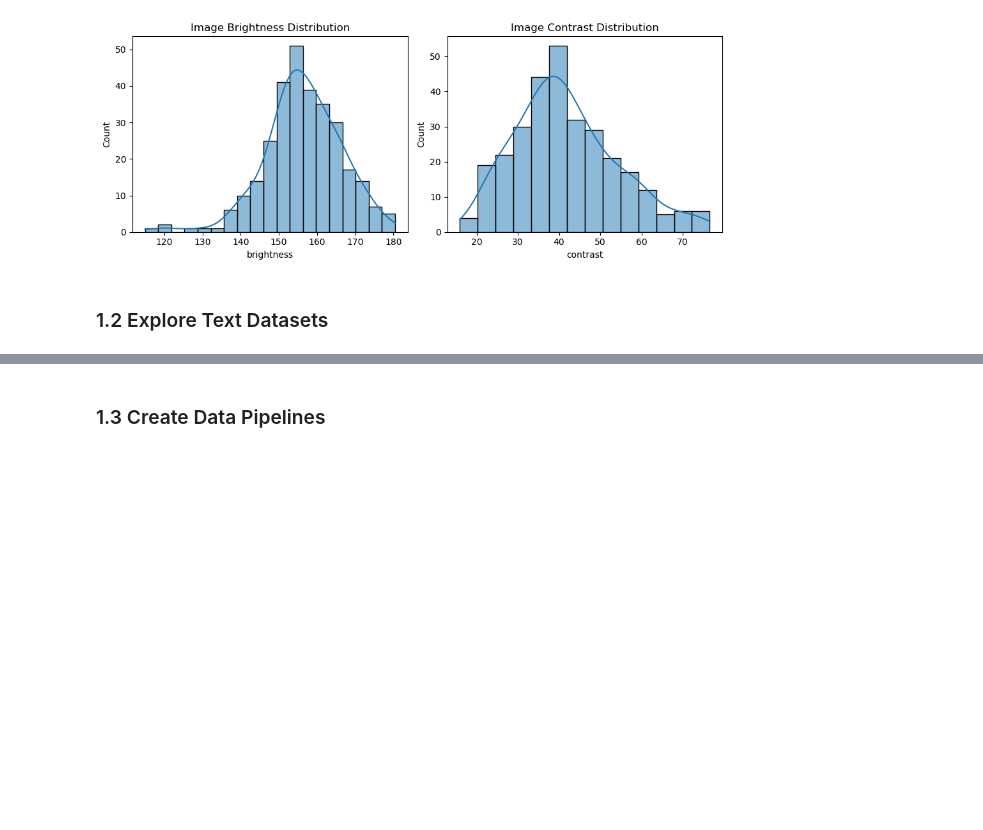
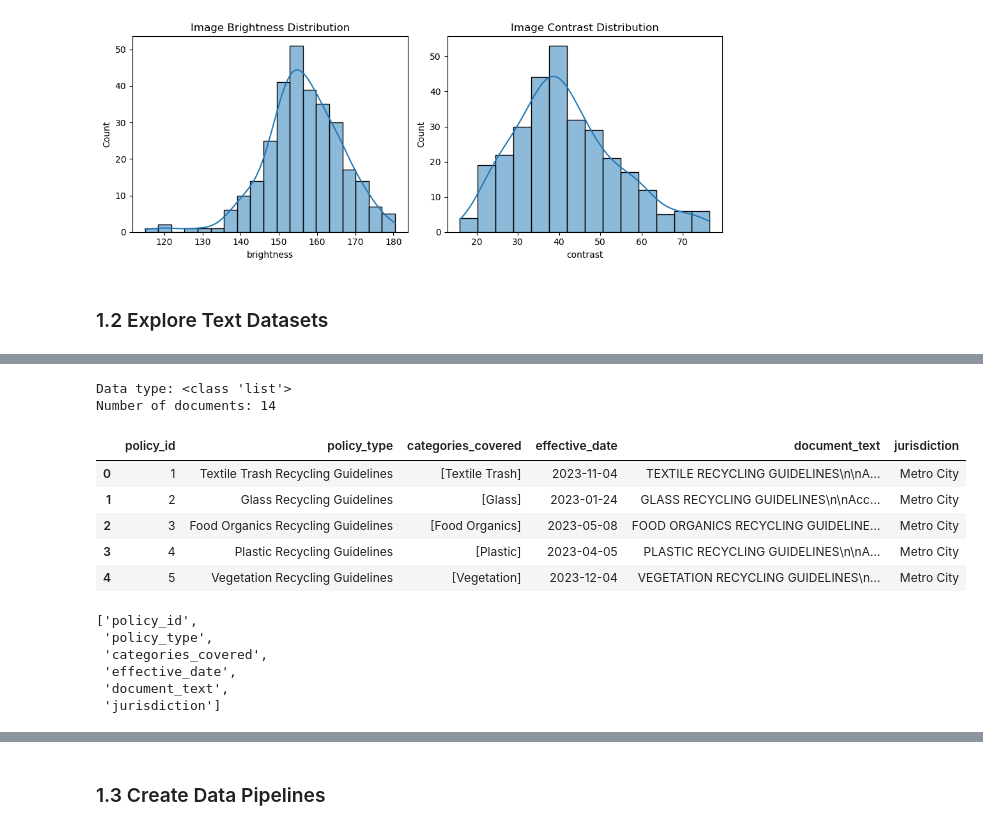
Before and after one commit to Gyrith/EcoSort-waste-management-assistant, a Jupyter notebook: waste_management_summative.ipynb, the cells around one changed output, grey strips where cells are left out. Saved outputs shown, nothing was run; the diff lists cells and outputs as text; code cells hidden in the pictures; blank space fills up the shorter version.

```diff
--- a/waste_management_summative.ipynb
+++ b/waste_management_summative.ipynb
@@ -336,5 +471,38 @@ Column names:
 # TODO: Load and explore the waste policy documents
 # - Load waste_policy_documents.csv
 # - Understand document organization and language
-
-# Your code here
+import json
+# Load the waste policy documents
+with open("waste_policy_documents.json", "r", encoding="utf-8") as file:
+    policy_docs = json.load(file)
+# %%
+# Explore the structure
+print("Data type:", type(policy_docs))
+
+if isinstance(policy_docs, list):
+    print("Number of documents:", len(policy_docs))
+    display(pd.json_normalize(policy_docs).head())
+elif isinstance(policy_docs, dict):
+    print("Top-level keys:", list(policy_docs.keys()))
+    print("\nPreview:")
+    print(json.dumps(policy_docs, indent=2, ensure_ascii=False)[:2000])
+# %% [output]
+Data type: <class 'list'>
+Number of documents: 14
+|  | policy_id | policy_type | categories_covered | effective_date | document_text | jurisdiction |
+| 0 | 1 | Textile Trash Recycling Guidelines | [Textile Trash] | 2023-11-04 | TEXTILE RECYCLING GUIDELINES\n\nA... | Metro City |
+| 1 | 2 | Glass Recycling Guidelines | [Glass] | 2023-01-24 | GLASS RECYCLING GUIDELINES\n\nAcc... | Metro City |
+| 2 | 3 | Food Organics Recycling Guidelines | [Food Organics] | 2023-05-08 | FOOD ORGANICS RECYCLING GUIDELINE... | Metro City |
+| 3 | 4 | Plastic Recycling Guidelines | [Plastic] | 2023-04-05 | PLASTIC RECYCLING GUIDELINES\n\nA... | Metro City |
+| 4 | 5 | Vegetation Recycling Guidelines | [Vegetation] | 2023-12-04 | VEGETATION RECYCLING GUIDELINES\n... | Metro City |
+# %%
+# Inspect the structure of all policy documents
+policy_df = pd.json_normalize(policy_docs)
+policy_df.columns.tolist()
+# %% [output]
+['policy_id',
+ 'policy_type',
+ 'categories_covered',
+ 'effective_date',
+ 'document_text',
+ 'jurisdiction']
```
Also changed, not shown: parts of 29 cells of this notebook.
